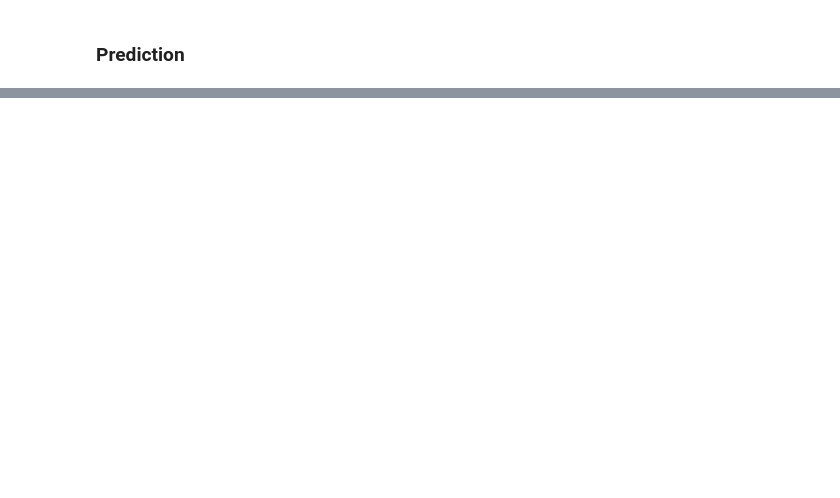
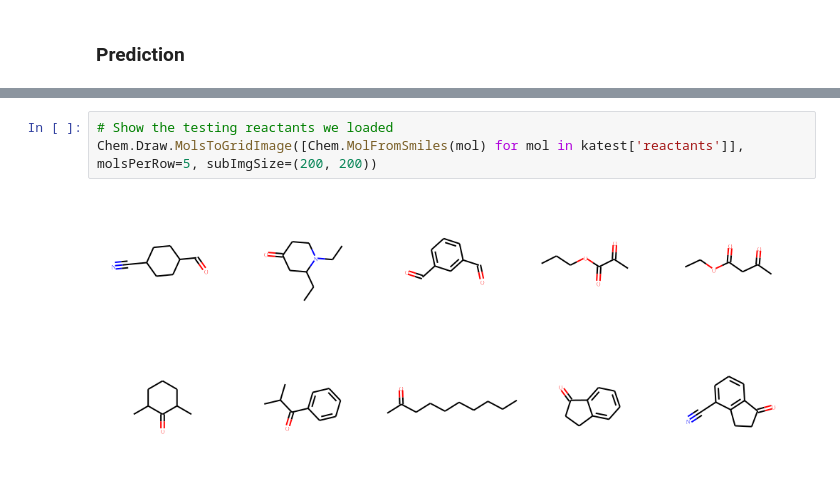
Before and after one commit to UWDIRECT-2019/DarKnight, a Jupyter notebook: darknight/important_notebooks/Avg_rxn_vec_KA.ipynb, the cells around one changed output, grey strips where cells are left out. Saved outputs shown, nothing was run; the diff lists cells and outputs as text; blank space fills up the shorter version.

```diff
--- a/darknight/important_notebooks/Avg_rxn_vec_KA.ipynb
+++ b/darknight/important_notebooks/Avg_rxn_vec_KA.ipynb
@@ -133,0 +137,5 @@ The std angle is: 4.898315608824443
+# %%
+# Show the testing reactants we loaded
+Chem.Draw.MolsToGridImage([Chem.MolFromSmiles(mol) for mol in katest['reactants']], molsPerRow=5, subImgSize=(200, 200))
+# %% [output]
+[figure, added]
```
Also changed, not shown: parts of 13 cells of this notebook, 7 other files.
